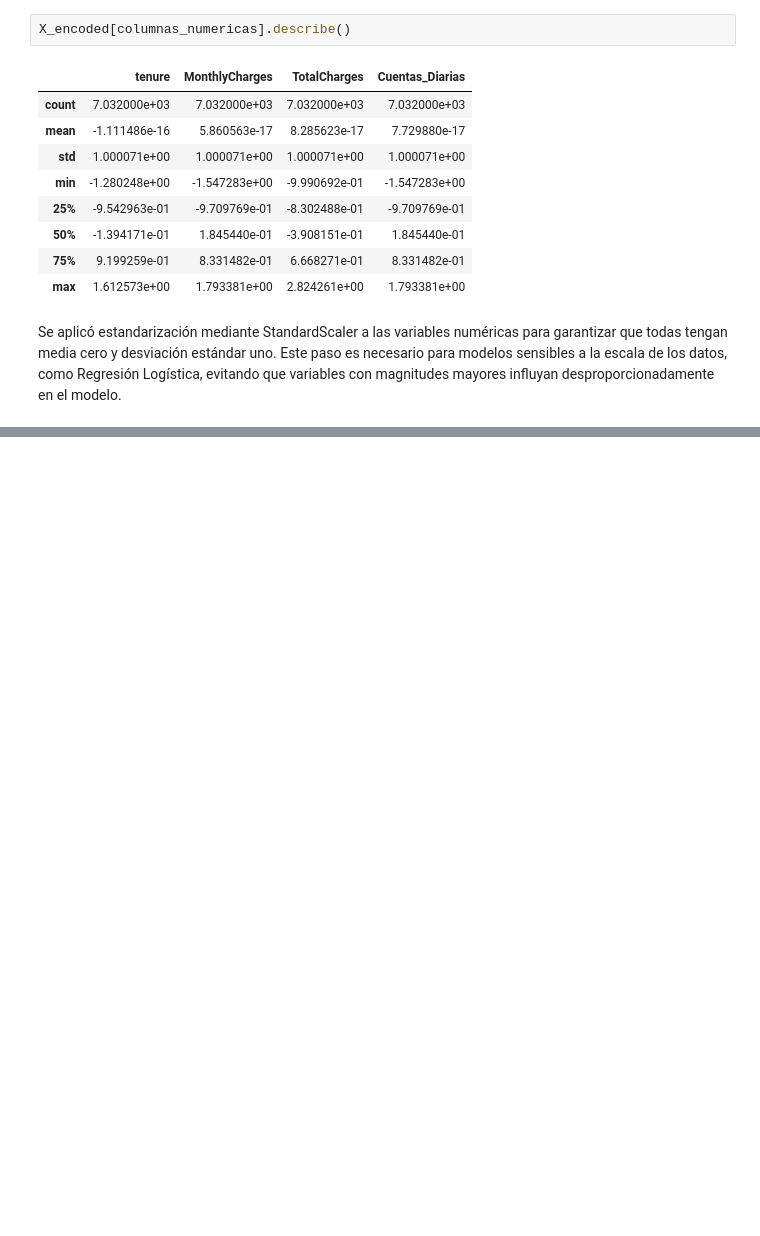
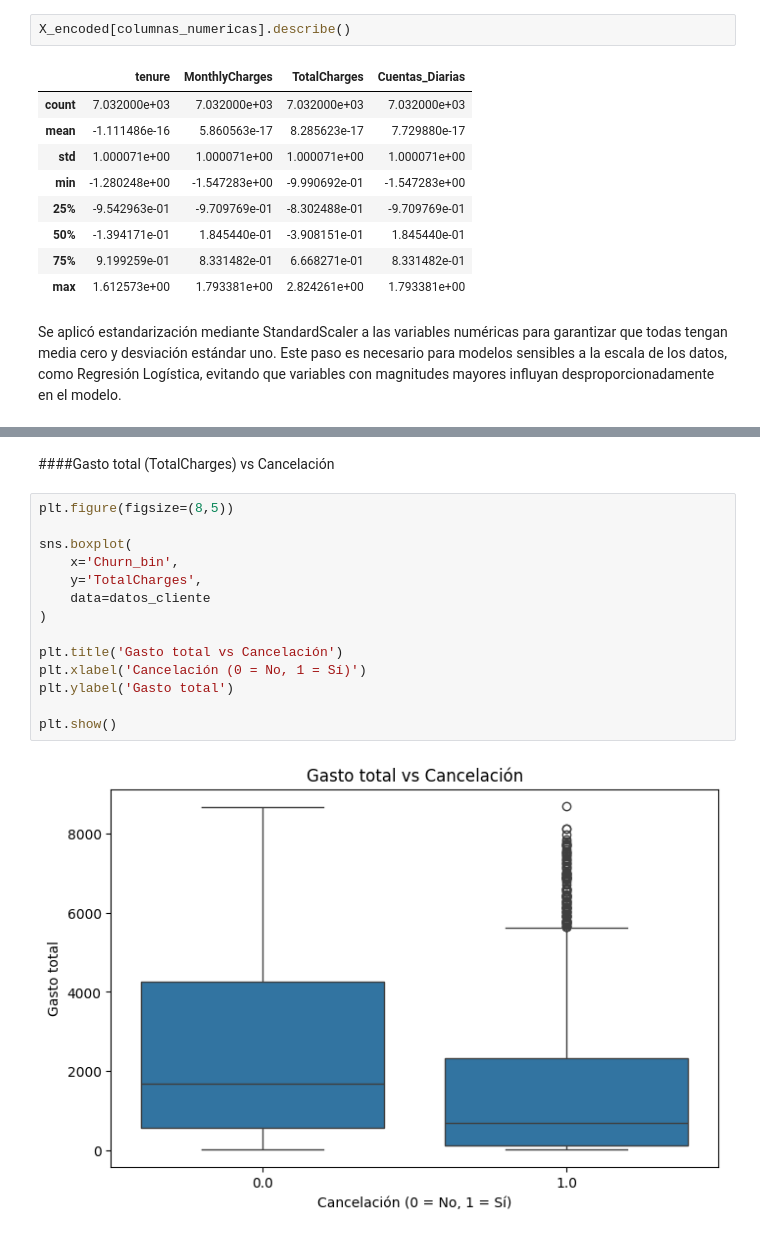
Before and after one commit to Pameta1/TelecomX_2, a Jupyter notebook: TelecomX_2.ipynb, the cells around one changed output, grey strips where cells are left out. Saved outputs shown, nothing was run; the diff lists cells and outputs as text; blank space fills up the shorter version.

```diff
--- a/TelecomX_2.ipynb
+++ b/TelecomX_2.ipynb
@@ -264,0 +384,18 @@ variables_numericas.head()
+# %% [markdown]
+####Gasto total (TotalCharges) vs Cancelación
+# %%
+plt.figure(figsize=(8,5))
+
+sns.boxplot(
+    x='Churn_bin',
+    y='TotalCharges',
+    data=datos_cliente
+)
+
+plt.title('Gasto total vs Cancelación')
+plt.xlabel('Cancelación (0 = No, 1 = Sí)')
+plt.ylabel('Gasto total')
+
+plt.show()
+# %% [output]
+[figure, added]
```
Also changed, not shown: parts of 70 cells of this notebook.
